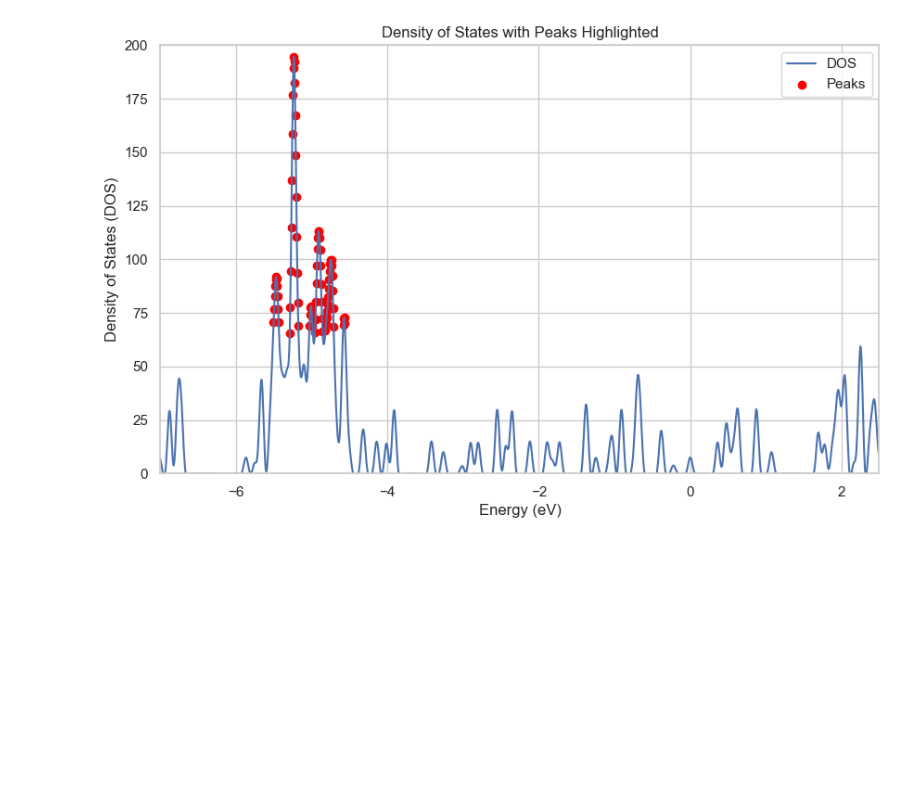
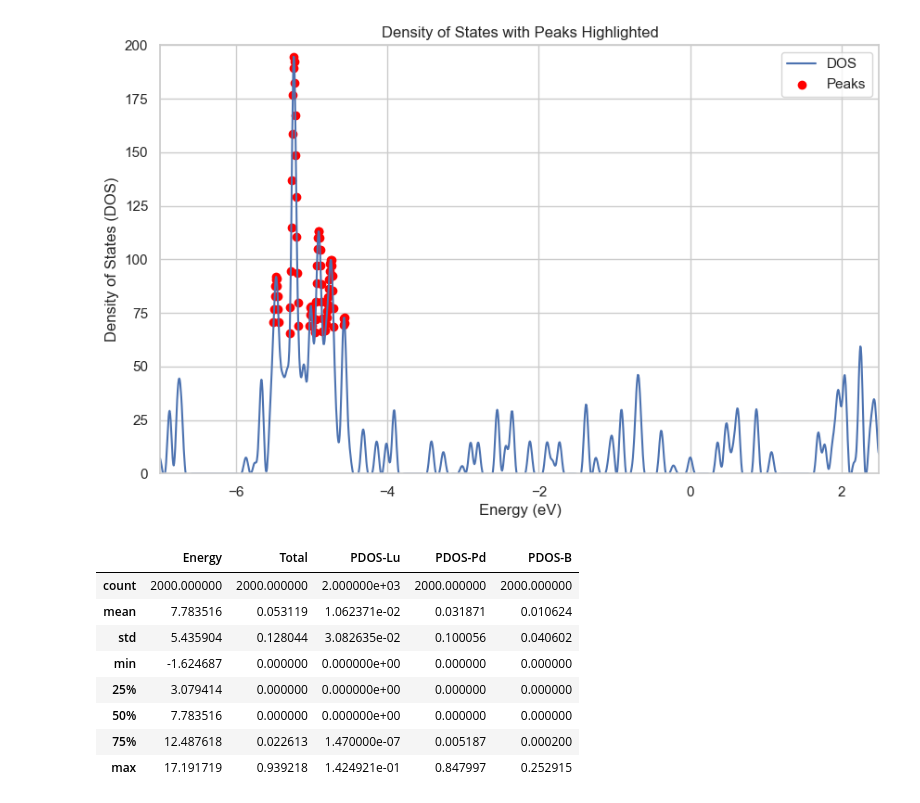
Before and after one commit to khabbab234/Python_project, a Jupyter notebook: Project.ipynb, the cells around one changed output. Drawn from its saved outputs; the diff is of its cells as text; code cells hidden in the pictures; blank space fills up the shorter version.

```diff
--- a/Project.ipynb
+++ b/Project.ipynb
@@ -103,3 +103,15 @@ import seaborn as sns
 # %%
 filepath = r"D:\Python Projects\PHDOS.csv"
 data=pd.read_csv(filepath)
+# %%
+data.describe()
+# %% [output]
+|  | Energy | Total | PDOS-Lu | PDOS-Pd | PDOS-B |
+| count | 2000.000000 | 2000.000000 | 2.000000e+03 | 2000.000000 | 2000.000000 |
+| mean | 7.783516 | 0.053119 | 1.062371e-02 | 0.031871 | 0.010624 |
+| std | 5.435904 | 0.128044 | 3.082635e-02 | 0.100056 | 0.040602 |
+| min | -1.624687 | 0.000000 | 0.000000e+00 | 0.000000 | 0.000000 |
+| 25% | 3.079414 | 0.000000 | 0.000000e+00 | 0.000000 | 0.000000 |
+| 50% | 7.783516 | 0.000000 | 0.000000e+00 | 0.000000 | 0.000000 |
+| 75% | 12.487618 | 0.022613 | 1.470000e-07 | 0.005187 | 0.000200 |
+| max | 17.191719 | 0.939218 | 1.424921e-01 | 0.847997 | 0.252915 |
```
Also changed, not shown: parts of 3 cells of this notebook.
